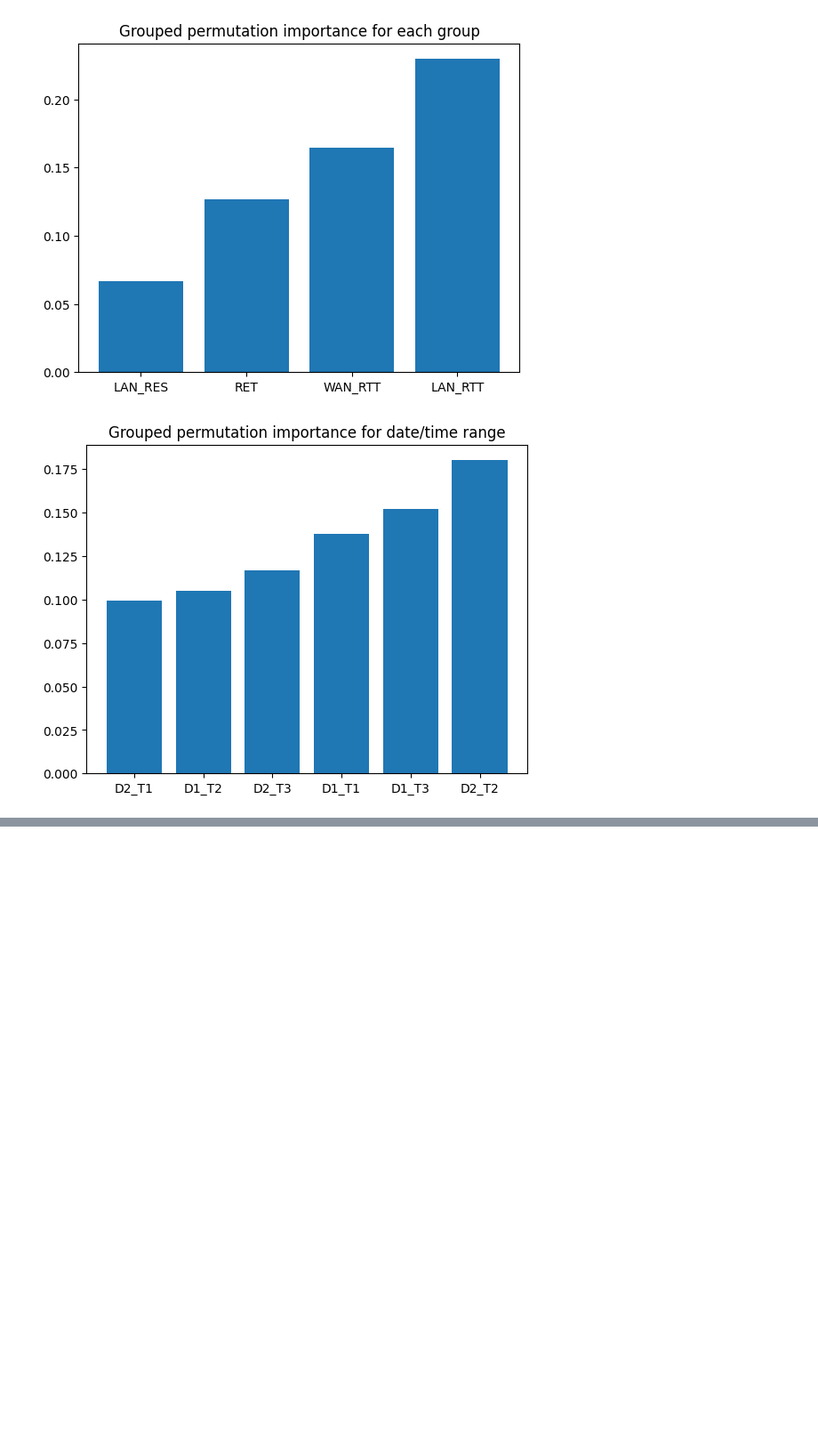
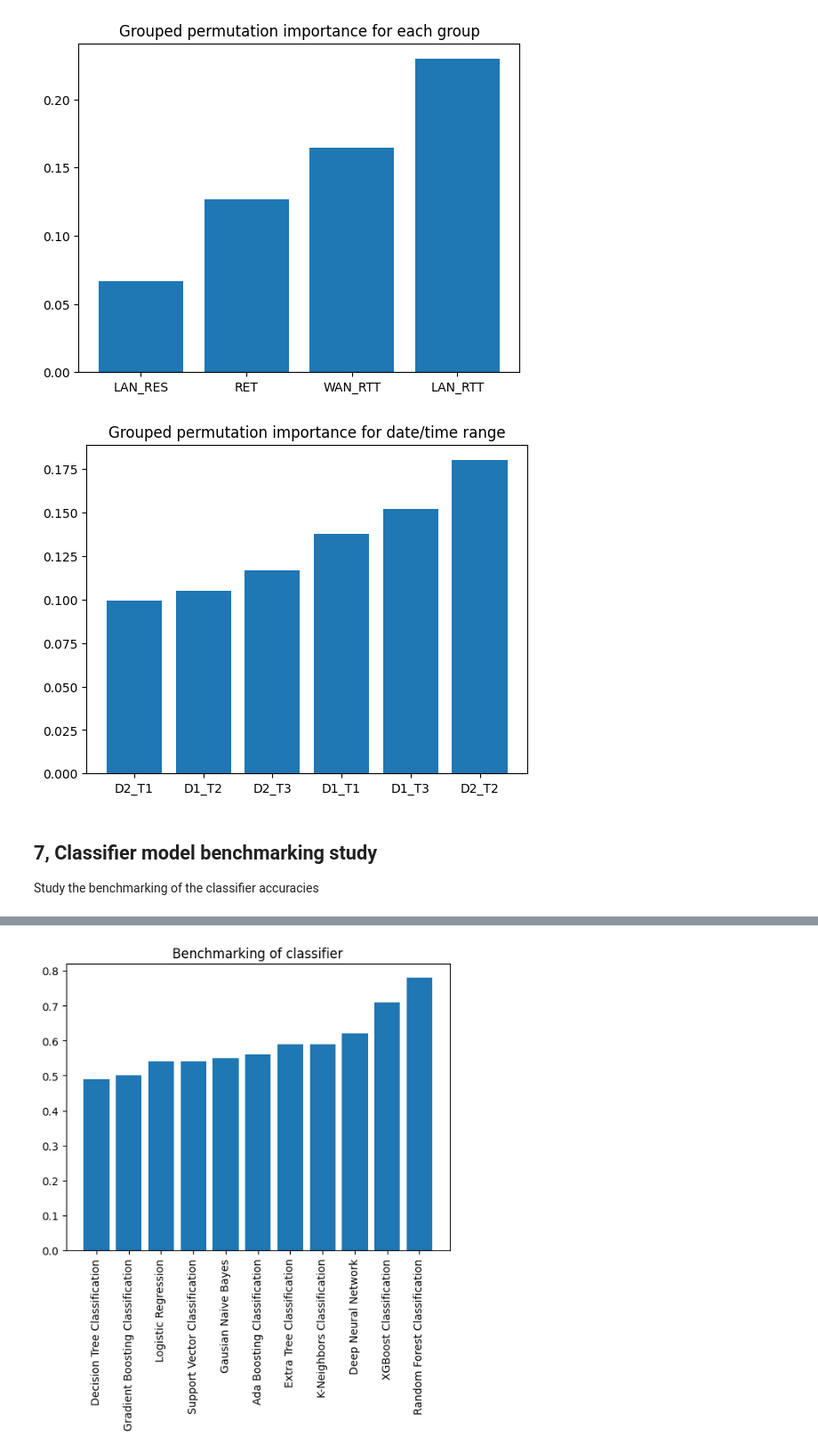
Before and after one commit to yuptube/Automated-QoE-Prediction-with-AI-ML, a Jupyter notebook: model_code.ipynb, the cells around one changed output, grey strips where cells are left out. Shown at 89% size. Saved outputs shown, nothing was run; the diff lists cells and outputs as text; code cells hidden in the pictures; blank space fills up the shorter version.

Commit message:
Add benchmarking study

```diff
--- a/model_code.ipynb
+++ b/model_code.ipynb
@@ -299,3 +300,72 @@ plt.title("Grouped permutation importance for date/time range")
 plt.show()
 # %% [output]
 [figure]
+# %% [markdown]
+## 7, Classifier model benchmarking study
+Study the benchmarking of the classifier accuracies
+# %%
+# import required modules to apply classifiers
+from sklearn.linear_model import LogisticRegression
+from sklearn.tree import DecisionTreeClassifier
+from sklearn.ensemble import GradientBoostingClassifier,AdaBoostClassifier,ExtraTreesClassifier
+from sklearn.neighbors import KNeighborsClassifier
+from sklearn.svm import SVC
+from sklearn.naive_bayes import GaussianNB
+import xgboost as xgb
+import random
+import keras.models
+from keras.layers import Dense
+import tensorflow
+
+# definition of each model (parameters are already tuned)
+LIST_MODEL = [
+        ['Decision Tree Classification',DecisionTreeClassifier(random_state=280)],
+        ['Gradient Boosting Classification', GradientBoostingClassifier(random_state=12)],
+        ['Logistic Regression',LogisticRegression(random_state=42)],
+        ['Support Vector Classification',SVC(C=1,random_state=42)],
+        ['Gausian Naive Bayes',GaussianNB()],
+        ['Ada Boosting Classification',AdaBoostClassifier(n_estimators=75,random_state=42)],
+        ['Extra Tree Classification', ExtraTreesClassifier(random_state=388)],
+        ['K-Neighbors Classification',KNeighborsClassifier(n_neighbors=2)],
+        ['Deep Neural Network',keras.models.Sequential(),60],
+        ['XGBoost Classification', xgb.XGBClassifier(objective="binary:logistic", n_estimators=41, random_state=1080, subsample = 0.9)],
+        ['Random Forest Classification', RandomForestClassifier(max_depth=10, n_estimators=5, max_features='log2', random_state=71666)]
+        ]
+
+# array to store all accuracy
+list_accuracy = []
+
+# calculate accuracy for each classifier
+for MODEL in LIST_MODEL:
+
+    # model selection
+    clf = MODEL[1]
+
+    if MODEL[0] == 'Deep Neural Network':
+        # DNN definition
+        _random_state = MODEL[2]
+        random.seed(_random_state)
+        np.random.seed(_random_state)
+        tensorflow.random.set_seed(_random_state)
+
+        clf.add(Dense(units=32, input_dim=36, kernel_initializer='uniform', activation='relu'))
+        clf.add(Dense(units=16, kernel_initializer='uniform', activation='relu'))
+
+        clf.add(Dense(units=1, kernel_initializer='uniform', activation='sigmoid'))
+        clf.compile(optimizer='adam', loss='binary_crossentropy', metrics=['binary_accuracy'])
+        clf.fit(X_train, y_train, batch_size=50 , epochs=100, verbose=0)
+        accuracy = clf.evaluate(X_test, y_test)[1]
+    else:
+        clf.fit(X_train, y_train)
+        y_test_predict = clf.predict(X_test)
+        accuracy = sum(clf.predict(X_test) == y_test)/len(y_test)
+
+    # store accuracy
+    list_accuracy.append(accuracy)
+
+# benchmarking report
+plt.bar(np.array(range(len(LIST_MODEL))), list_accuracy, tick_label=[MODEL[0] for MODEL in LIST_MODEL], align="center")
+plt.xticks(rotation=90)
+plt.title("Benchmarking of classifier")
+plt.show()
+# %% [output]
@@ -301,0 +373 @@ plt.show()
+[figure, added]
```
Also changed, not shown: parts of 3 cells of this notebook, 1 other file.
